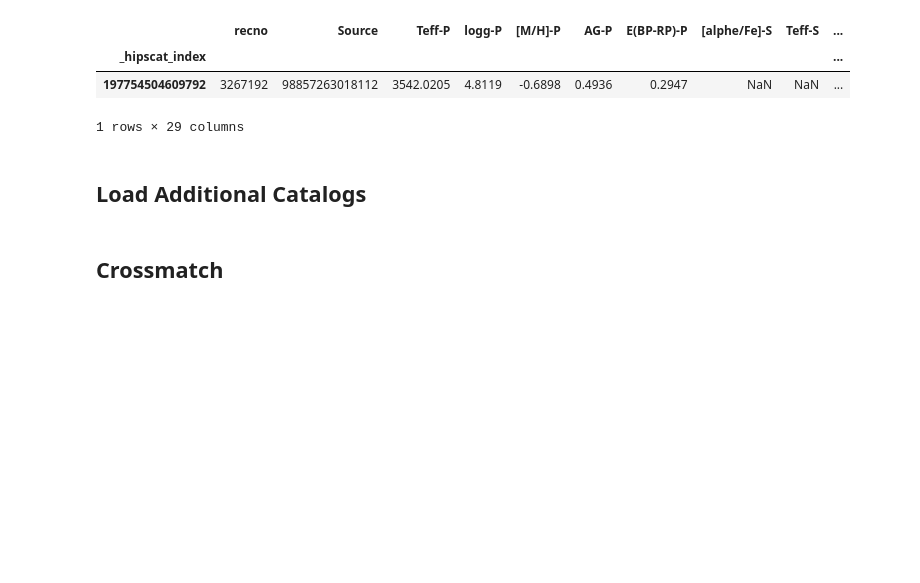
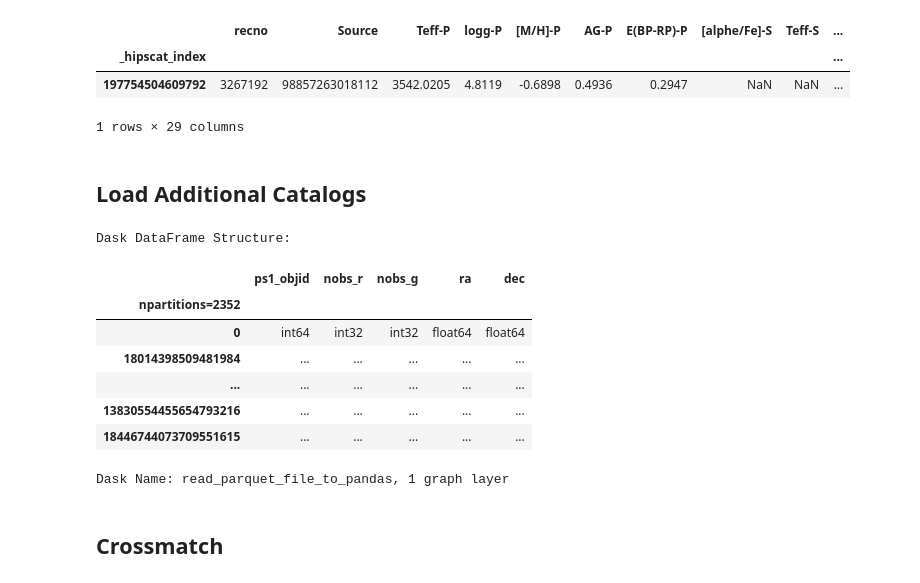
Before and after one commit to lincc-frameworks/MWGaia-DN_Introductory_School, a Jupyter notebook: vizier_LSDB_demo.ipynb, the cells around one changed output. Cells and saved outputs as stored; diff of their text form; code cells hidden in the pictures; blank space fills up the shorter version.

Commit message:
WIP selecting M dwarfs

```diff
--- a/vizier_LSDB_demo.ipynb
+++ b/vizier_LSDB_demo.ipynb
@@ -153,6 +153,19 @@ Wall time: 497 ms
 ztf_sources = lsdb.read_hipscat("/epyc/data3/hipscat/catalogs/ztf_axs/ztf_zource")
 
 # load ZTF object table
-ztf = lsdb.read_hipscat("/epyc/data3/hipscat/catalogs/ztf_axs/ztf_dr14")
+ztf = lsdb.read_hipscat("/epyc/data3/hipscat/catalogs/ztf_axs/ztf_dr14",
+                        columns=['ps1_objid', 'nobs_r', 'nobs_g', 'ra', 'dec']) # select only Nobs (gr) bands
+# %%
+ztf
+# %% [output]
+Dask DataFrame Structure:
+|  | ps1_objid | nobs_r | nobs_g | ra | dec |
+| npartitions=2352 |  |  |  |  |  |
+| 0 | int64 | int32 | int32 | float64 | float64 |
+| 18014398509481984 | ... | ... | ... | ... | ... |
+| ... | ... | ... | ... | ... | ... |
+| 13830554455654793216 | ... | ... | ... | ... | ... |
+| 18446744073709551615 | ... | ... | ... | ... | ... |
+Dask Name: read_parquet_file_to_pandas, 1 graph layer
 # %% [markdown]
 ## Crossmatch
```
Also changed, not shown: parts of 8 cells of this notebook.
